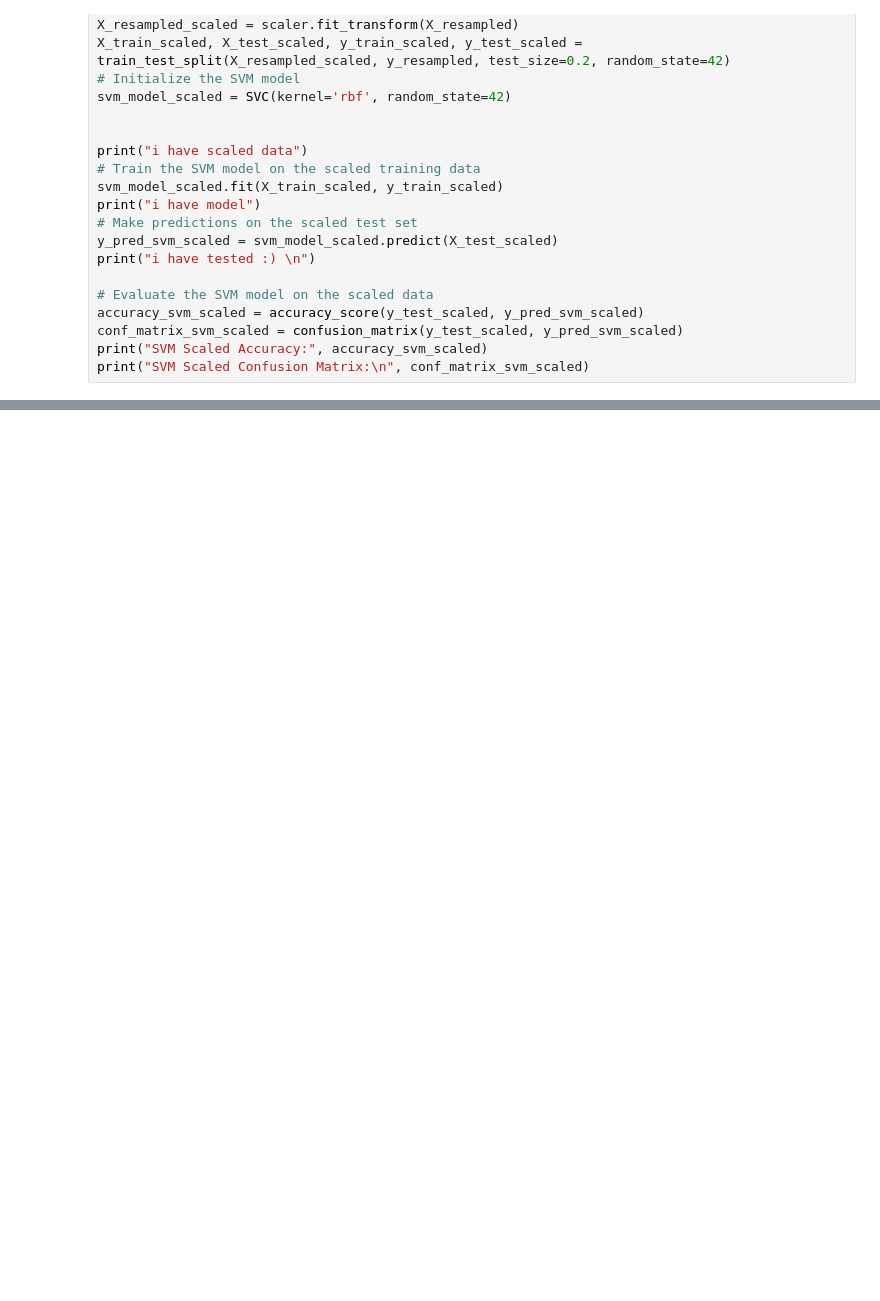
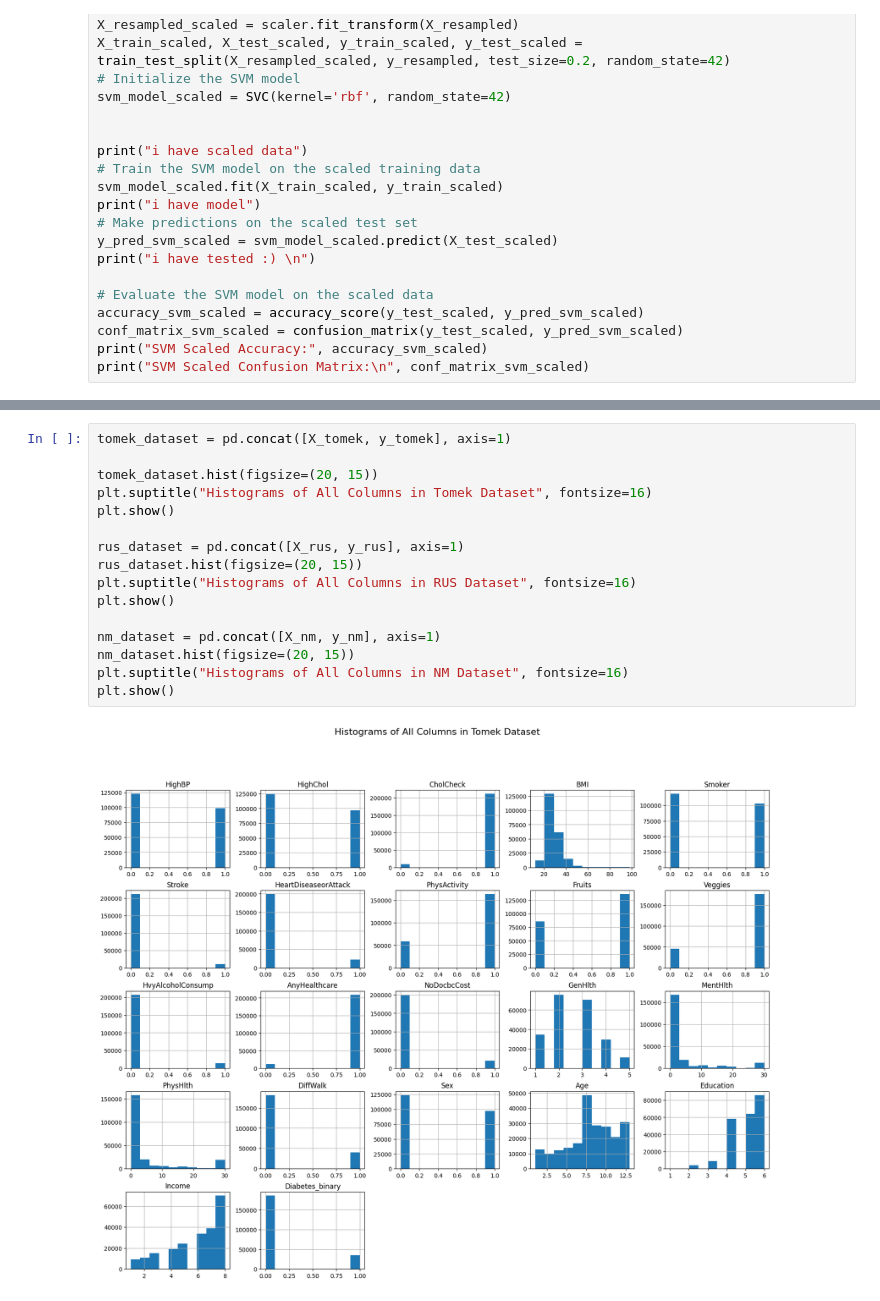
Before and after one commit to tiagoluis19/AC, a Jupyter notebook: ProjetoAC2/Diabetes Prediction.ipynb, the cells around one changed output, grey strips where cells are left out. Drawn from its saved outputs; the diff is of its cells as text; blank space fills up the shorter version.

```diff
--- a/ProjetoAC2/Diabetes Prediction.ipynb
+++ b/ProjetoAC2/Diabetes Prediction.ipynb
@@ -636,0 +1006,18 @@ Best Score: 0.8323167265346819
+# %%
+tomek_dataset = pd.concat([X_tomek, y_tomek], axis=1)
+
+tomek_dataset.hist(figsize=(20, 15))
+plt.suptitle("Histograms of All Columns in Tomek Dataset", fontsize=16)
+plt.show()
+
+rus_dataset = pd.concat([X_rus, y_rus], axis=1)
+rus_dataset.hist(figsize=(20, 15))
+plt.suptitle("Histograms of All Columns in RUS Dataset", fontsize=16)
+plt.show()
+
+nm_dataset = pd.concat([X_nm, y_nm], axis=1)
+nm_dataset.hist(figsize=(20, 15))
+plt.suptitle("Histograms of All Columns in NM Dataset", fontsize=16)
+plt.show()
+# %% [output]
+[figure, added]
```
Also changed, not shown: parts of 20 cells of this notebook, 2 other files.
